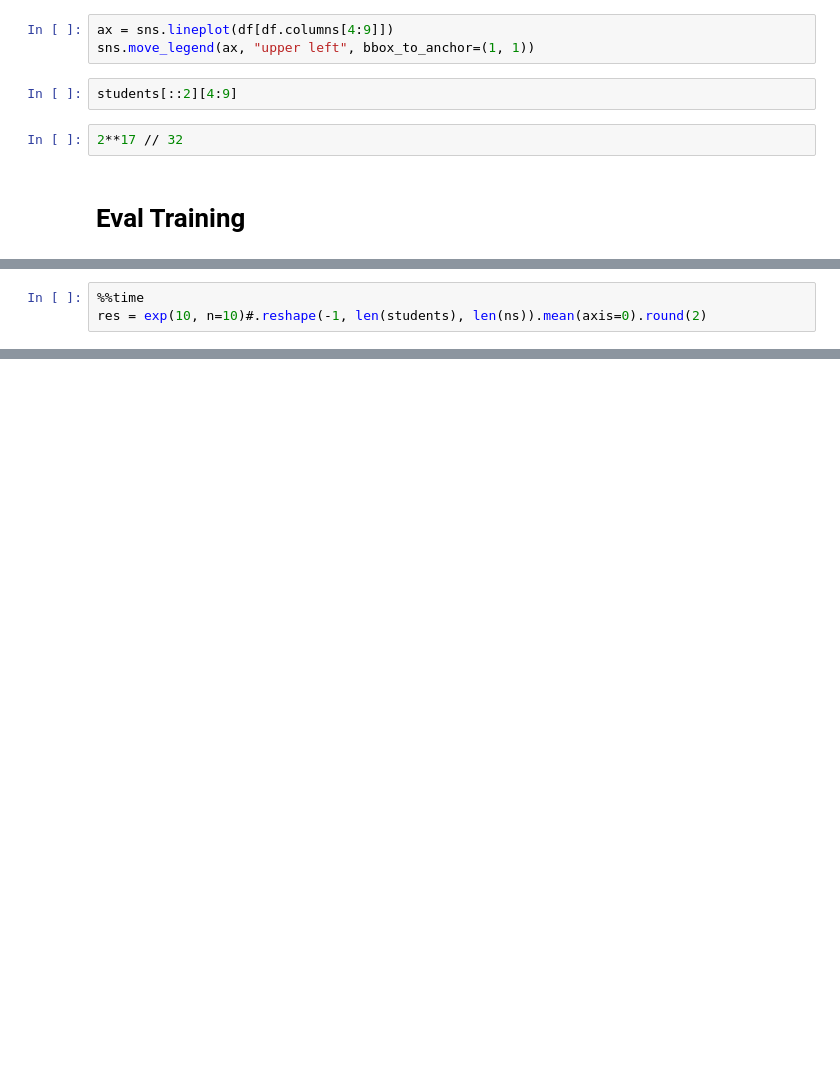
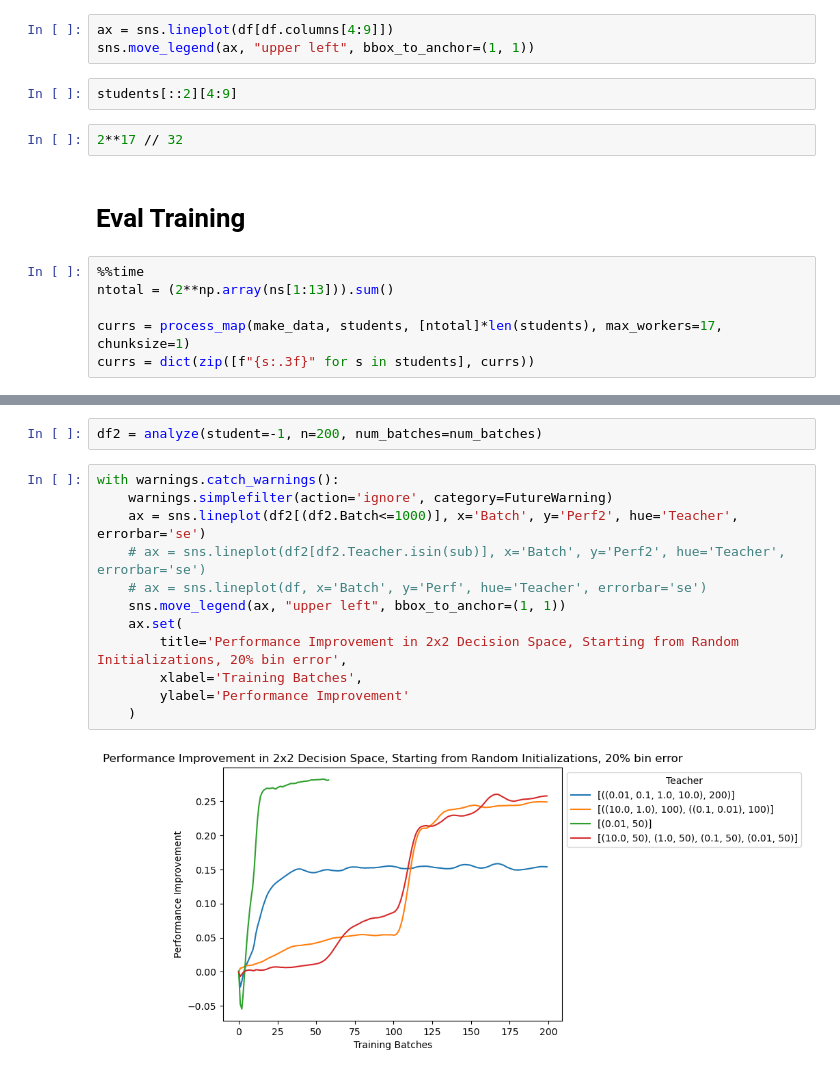
Before and after one commit to saumikn/gymnasium-test, a Jupyter notebook: tree.ipynb, the cells around one changed output, grey strips where cells are left out. Cells and saved outputs as stored; diff of their text form; blank space fills up the shorter version.

```diff
--- a/tree.ipynb
+++ b/tree.ipynb
@@ -377,3 +376,9 @@ students[::2][4:9]
 2**17 // 32
 # %% [markdown]
 # Eval Training
+# %%
+%%time
+ntotal = (2**np.array(ns[1:13])).sum()
+
+currs = process_map(make_data, students, [ntotal]*len(students), max_workers=17, chunksize=1)
+currs = dict(zip([f"{s:.3f}" for s in students], currs))
@@ -481,3 +531,0 @@ def exp(student, verbose=True, n=20):
-# %%
-%%time
-res = exp(10, n=10)#.reshape(-1, len(students), len(ns)).mean(axis=0).round(2)
@@ -569,3 +679,19 @@ sub = [
+# %%
+df2 = analyze(student=-1, n=200, num_batches=num_batches)
+# %%
+with warnings.catch_warnings():
+    warnings.simplefilter(action='ignore', category=FutureWarning)
+    ax = sns.lineplot(df2[(df2.Batch<=1000)], x='Batch', y='Perf2', hue='Teacher', errorbar='se')
+    # ax = sns.lineplot(df2[df2.Teacher.isin(sub)], x='Batch', y='Perf2', hue='Teacher', errorbar='se')
+    # ax = sns.lineplot(df, x='Batch', y='Perf', hue='Teacher', errorbar='se')
+    sns.move_legend(ax, "upper left", bbox_to_anchor=(1, 1))
+    ax.set(
+        title='Performance Improvement in 2x2 Decision Space, Starting from Random Initializations, 20% bin error',
+        xlabel='Training Batches',
+        ylabel='Performance Improvement'
+    )
+# %% [output]
+[figure, added]
 # %%
 with warnings.catch_warnings():
     warnings.simplefilter(action='ignore', category=FutureWarning)
```
Also changed, not shown: parts of 23 cells of this notebook.
